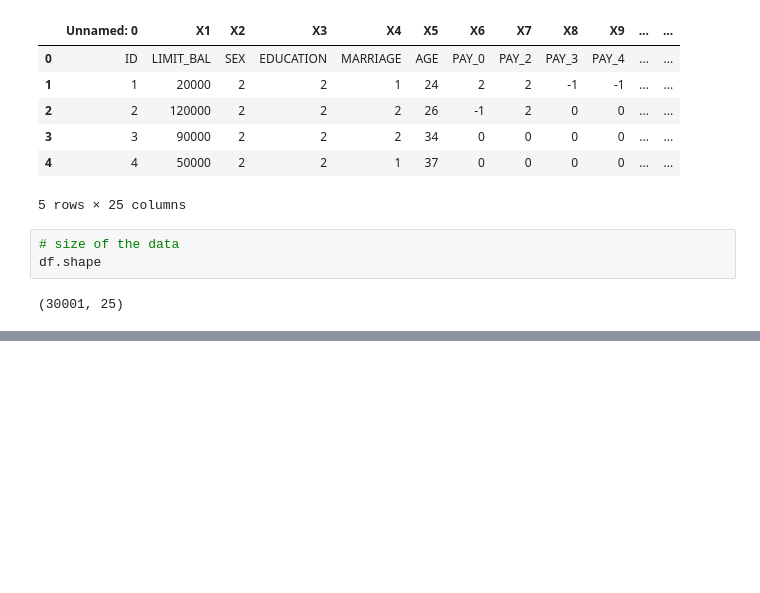
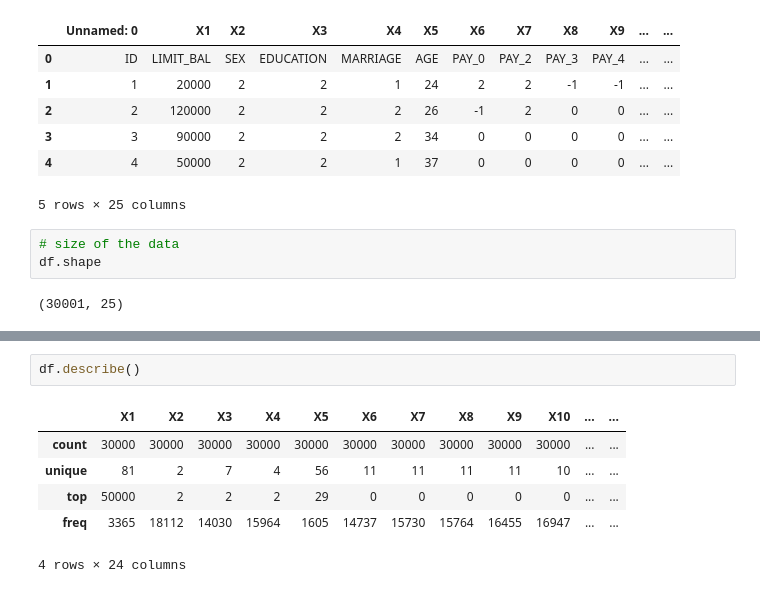
Before and after one commit to topollonaketsana/Data_Analysis, a Jupyter notebook: Taiwanese_Credit_Defaults/notebook/Taiwanese.ipynb, the cells around one changed output, grey strips where cells are left out. Saved outputs shown, nothing was run; the diff lists cells and outputs as text; blank space fills up the shorter version.

```diff
--- a/Taiwanese_Credit_Defaults/notebook/Taiwanese.ipynb
+++ b/Taiwanese_Credit_Defaults/notebook/Taiwanese.ipynb
@@ -48,0 +93,9 @@ df.shape
+# %%
+df.describe()
+# %% [output]
+|  | X1 | X2 | X3 | X4 | X5 | X6 | X7 | X8 | X9 | X10 | ... | ... |
+| count | 30000 | 30000 | 30000 | 30000 | 30000 | 30000 | 30000 | 30000 | 30000 | 30000 | ... | ... |
+| unique | 81 | 2 | 7 | 4 | 56 | 11 | 11 | 11 | 11 | 10 | ... | ... |
+| top | 50000 | 2 | 2 | 2 | 29 | 0 | 0 | 0 | 0 | 0 | ... | ... |
+| freq | 3365 | 18112 | 14030 | 15964 | 1605 | 14737 | 15730 | 15764 | 16455 | 16947 | ... | ... |
+4 rows × 24 columns
```
Also changed, not shown: parts of 13 cells of this notebook.
